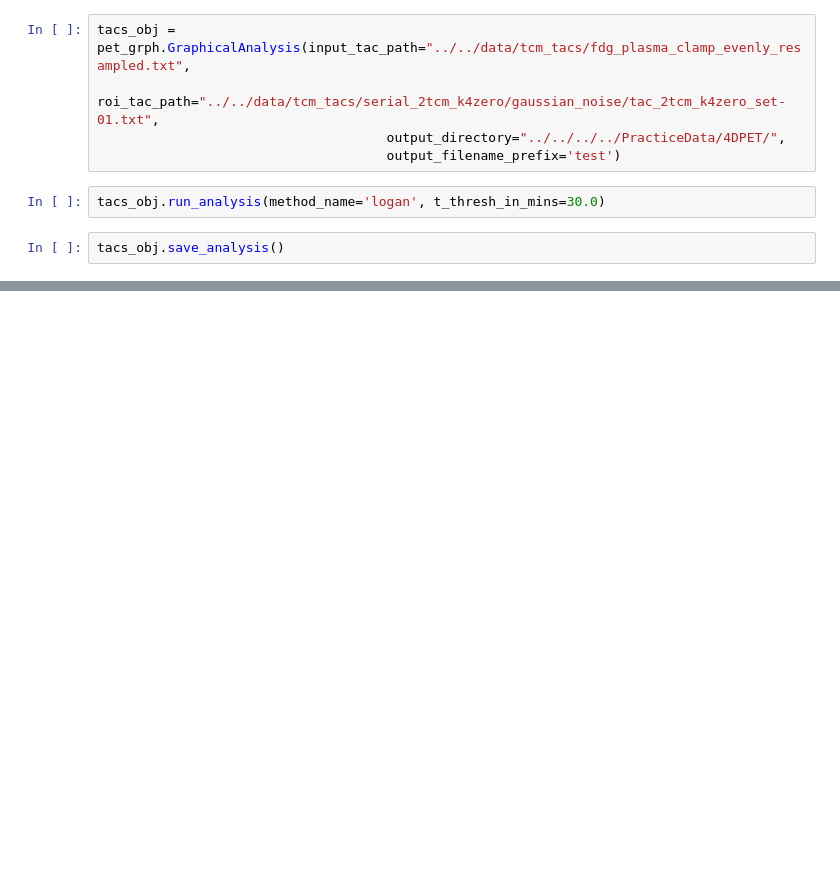
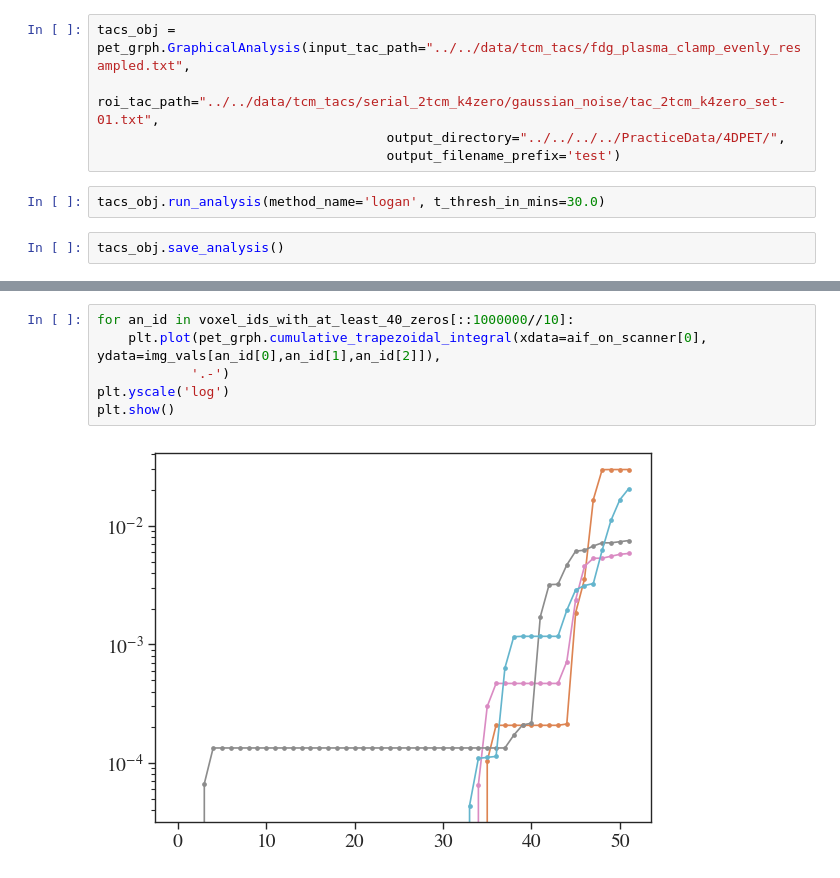
Before and after one commit to noahg-neuroimage/PETProcessing-fork2, a Jupyter notebook: test_notebooks/testing_graphical_analyses/02_testing_parametric_images.ipynb, the cells around one changed output, grey strips where cells are left out. Saved outputs shown, nothing was run; the diff lists cells and outputs as text; blank space fills up the shorter version.

```diff
--- a/test_notebooks/testing_graphical_analyses/02_testing_parametric_images.ipynb
+++ b/test_notebooks/testing_graphical_analyses/02_testing_parametric_images.ipynb
@@ -405,0 +479,8 @@ tacs_obj.save_analysis()
+# %%
+for an_id in voxel_ids_with_at_least_40_zeros[::1000000//10]:
+    plt.plot(pet_grph.cumulative_trapezoidal_integral(xdata=aif_on_scanner[0], ydata=img_vals[an_id[0],an_id[1],an_id[2]]),
+            '.-')
+plt.yscale('log')
+plt.show()
+# %% [output]
+[figure, added]
```
Also changed, not shown: parts of 38 cells of this notebook, 2 other files.
